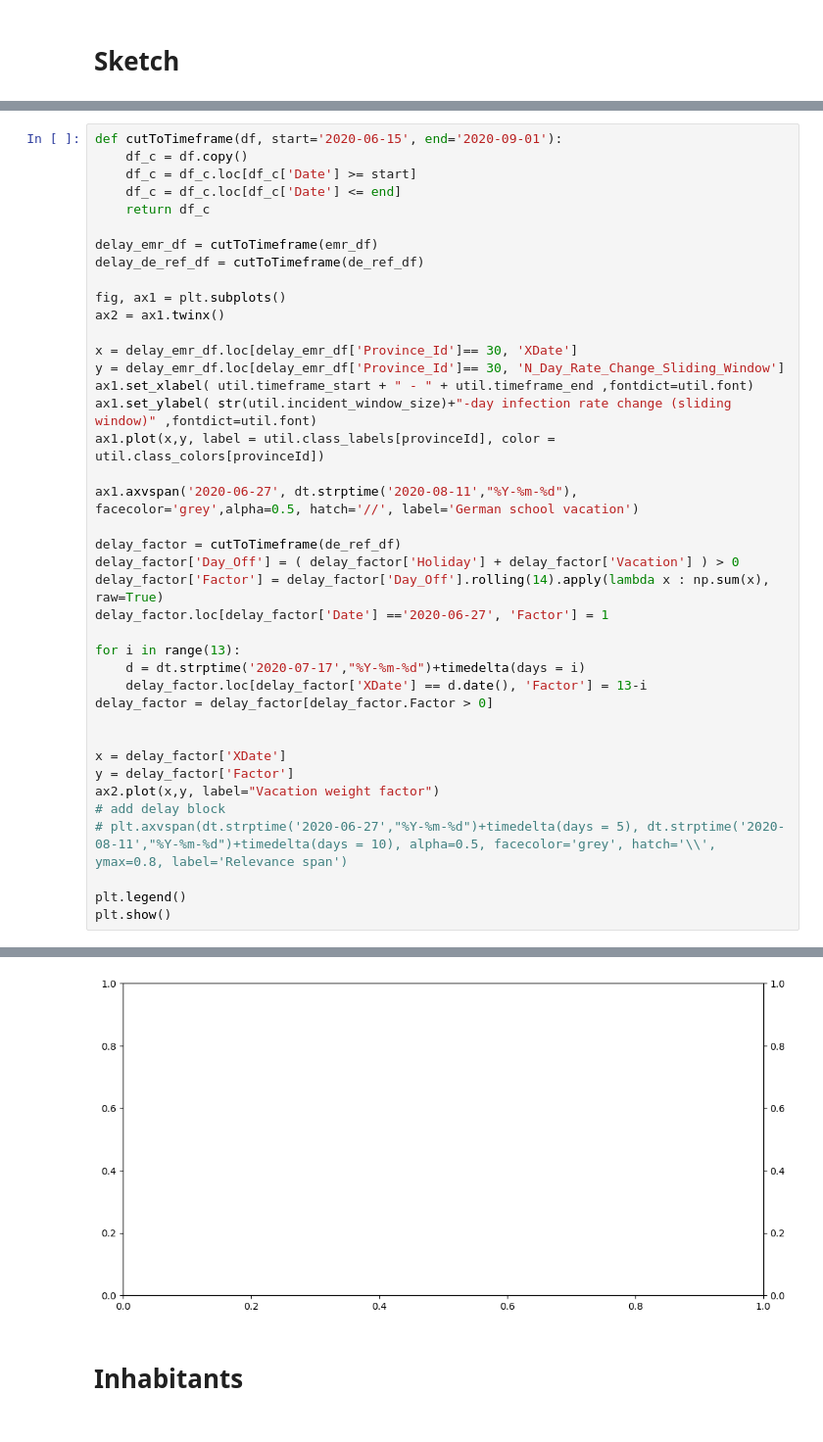
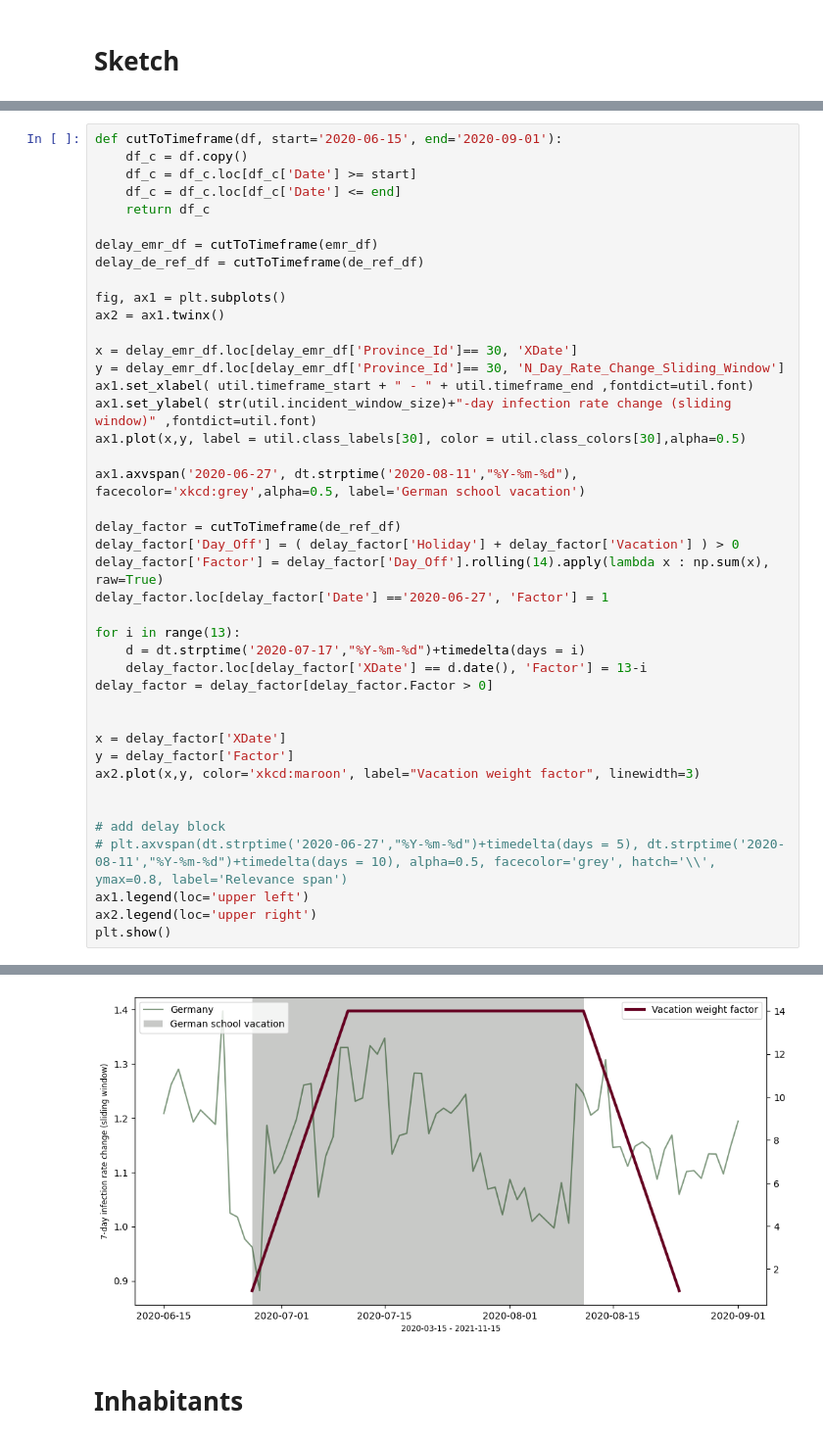
Before and after one commit to GruenerT/DS2_EMR_CoViD_eval, a Jupyter notebook: Seminar_CoViD_tristate_comparison.ipynb, the cells around one changed output, grey strips where cells are left out. Shown at 98% size. Cells and saved outputs as stored; diff of their text form.

```diff
--- a/Seminar_CoViD_tristate_comparison.ipynb
+++ b/Seminar_CoViD_tristate_comparison.ipynb
@@ -85,9 +94,9 @@ x = delay_emr_df.loc[delay_emr_df['Province_Id']== 30, 'XDate']
 y = delay_emr_df.loc[delay_emr_df['Province_Id']== 30, 'N_Day_Rate_Change_Sliding_Window']
 ax1.set_xlabel( util.timeframe_start + " - " + util.timeframe_end ,fontdict=util.font)
 ax1.set_ylabel( str(util.incident_window_size)+"-day infection rate change (sliding window)" ,fontdict=util.font)
-ax1.plot(x,y, label = util.class_labels[provinceId], color = util.class_colors[provinceId])
+ax1.plot(x,y, label = util.class_labels[30], color = util.class_colors[30],alpha=0.5)
 
-ax1.axvspan('2020-06-27', dt.strptime('2020-08-11',"%Y-%m-%d"), facecolor='grey',alpha=0.5, hatch='//', label='German school vacation')
+ax1.axvspan('2020-06-27', dt.strptime('2020-08-11',"%Y-%m-%d"), facecolor='xkcd:grey',alpha=0.5, label='German school vacation')
 
 delay_factor = cutToTimeframe(de_ref_df)
 delay_factor['Day_Off'] = ( delay_factor['Holiday'] + delay_factor['Vacation'] ) > 0
@@ -102,10 +111,12 @@ delay_factor = delay_factor[delay_factor.Factor > 0]
 
 x = delay_factor['XDate']
 y = delay_factor['Factor']
-ax2.plot(x,y, label="Vacation weight factor")
+ax2.plot(x,y, color='xkcd:maroon', label="Vacation weight factor", linewidth=3)
+
+
 # add delay block
 # plt.axvspan(dt.strptime('2020-06-27',"%Y-%m-%d")+timedelta(days = 5), dt.strptime('2020-08-11',"%Y-%m-%d")+timedelta(days = 10), alpha=0.5, facecolor='grey', hatch='\\', ymax=0.8, label='Relevance span')
-
-plt.legend()
+ax1.legend(loc='upper left')
+ax2.legend(loc='upper right')
 plt.show()
 # %% [output]
@@ -113,4 +123,4 @@ NameError: name 'df' is not defined
-[figure, old version]
+[figure, new version]
 # %% [markdown]
 # Inhabitants
 # %%
```
Also changed, not shown: parts of 9 cells of this notebook, 6 other files.
